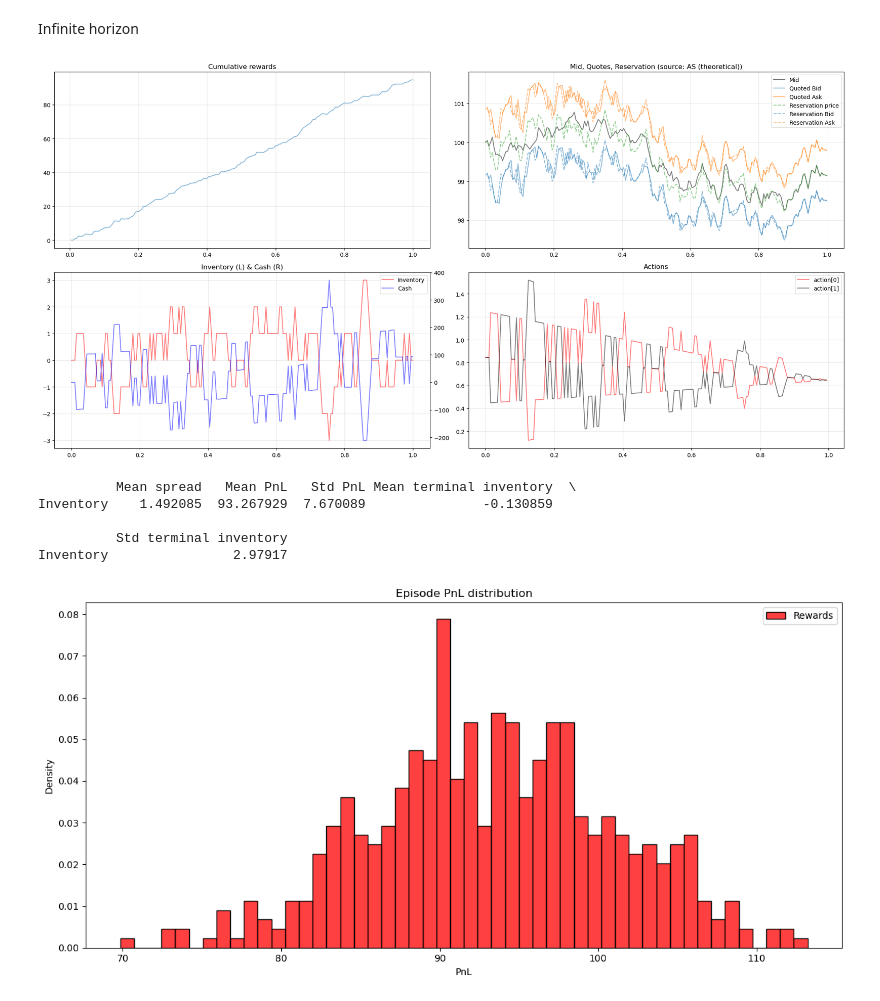
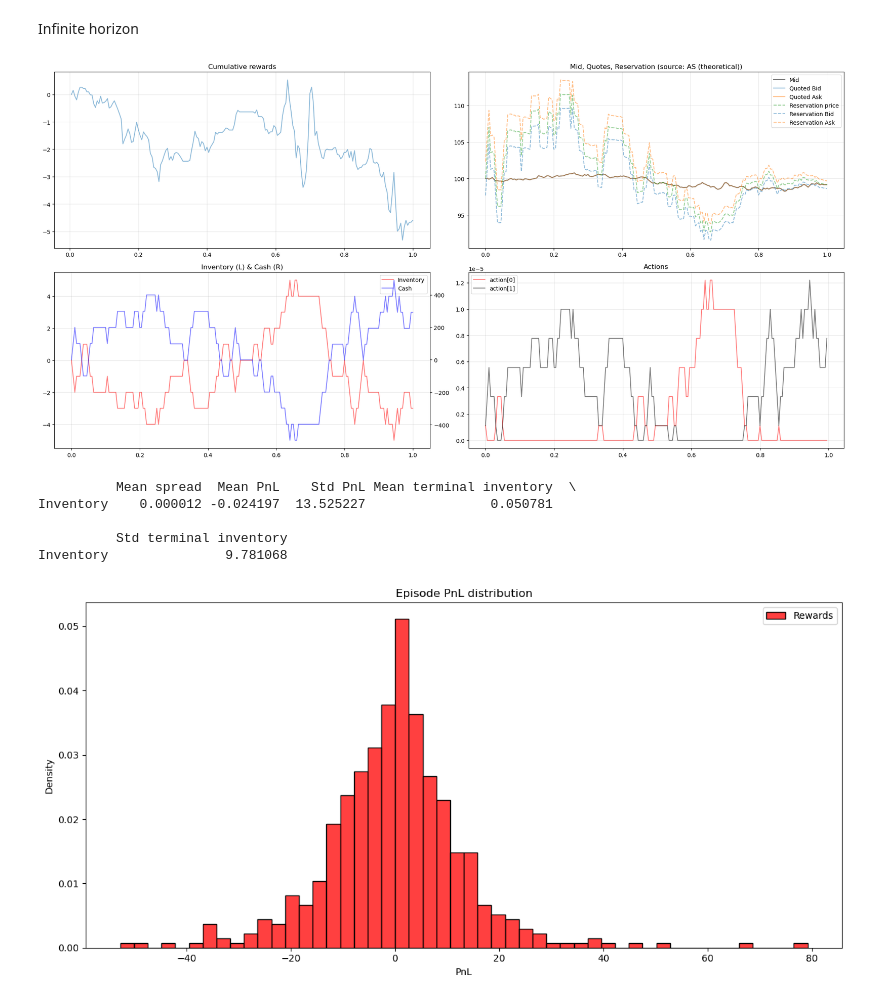
Before and after one commit to AA-ron2/Thesis_AI4Trading, a Jupyter notebook: test.ipynb, the cells around one changed output. Drawn from its saved outputs; the diff is of its cells as text; code cells hidden in the pictures.

```diff
--- a/test.ipynb
+++ b/test.ipynb
@@ -89,28 +89,28 @@ Infinite horizon
 # %%
 SEED, T, M, s0, sigma, A, k_fill, N = 42, 1.0, 200, 100.0, 2.0, 140.0, 1.5, 1
 dt = T / M
 mid = BrownianMidprice(s0, sigma, num_traj=N, dt=dt, T=T, seed=SEED)
 arr = PoissonArrivals(A, A, num_traj=N, dt=dt, T=T, seed=SEED)
 dyn = LimitOrderDynamics(mid, arr, fill_k=k_fill, max_depth=20.0)
 
 # Single-trajectory plotting (RL-style)
 env = TradingEnv(dynamics=dyn, T=T, M=M, seed=SEED, return_vectorized=False)
-agent_inf = AvellanedaStoikovAgent(env, gamma=0.1, mode="infinite", q_max=100)
-plot_trajectory(env, agent)
+agent_inf = AvellanedaStoikovAgent(env, gamma=0.9, mode="infinite", q_max=1000)
+plot_trajectory(env, agent_inf)
 
 # Batch stats & PnL hist (vectorized episode)
 mid = BrownianMidprice(s0, sigma, num_traj=512, dt=dt, T=T, seed=SEED)
 arr = PoissonArrivals(A, A, num_traj=512, dt=dt, T=T, seed=SEED)
 dyn = LimitOrderDynamics(mid, arr, fill_k=k_fill, max_depth=20.0)
 env_vec = TradingEnv(dynamics=dyn, T=T, M=M, seed=SEED, return_vectorized=True)
-agent = AvellanedaStoikovAgent(env_vec, gamma=0.1)
-results, fig, totals = generate_results_table_and_hist(env_vec, agent)
+agent_inf = AvellanedaStoikovAgent(env_vec, gamma=0.9, mode="infinite", q_max=1000)
+results, fig, totals = generate_results_table_and_hist(env_vec, agent_inf)
 print(results)
 # %% [output]
-[figure, old version]
+[figure, new version]
-          Mean spread   Mean PnL   Std PnL Mean terminal inventory  \
-Inventory    1.492085  93.267929  7.670089               -0.130859
+          Mean spread  Mean PnL    Std PnL Mean terminal inventory  \
+Inventory    0.000012 -0.024197  13.525227                0.050781
 
           Std terminal inventory
-Inventory                2.97917
+Inventory               9.781068
-[figure, old version]
+[figure, new version]
```
Also changed, not shown: 1 other file.
